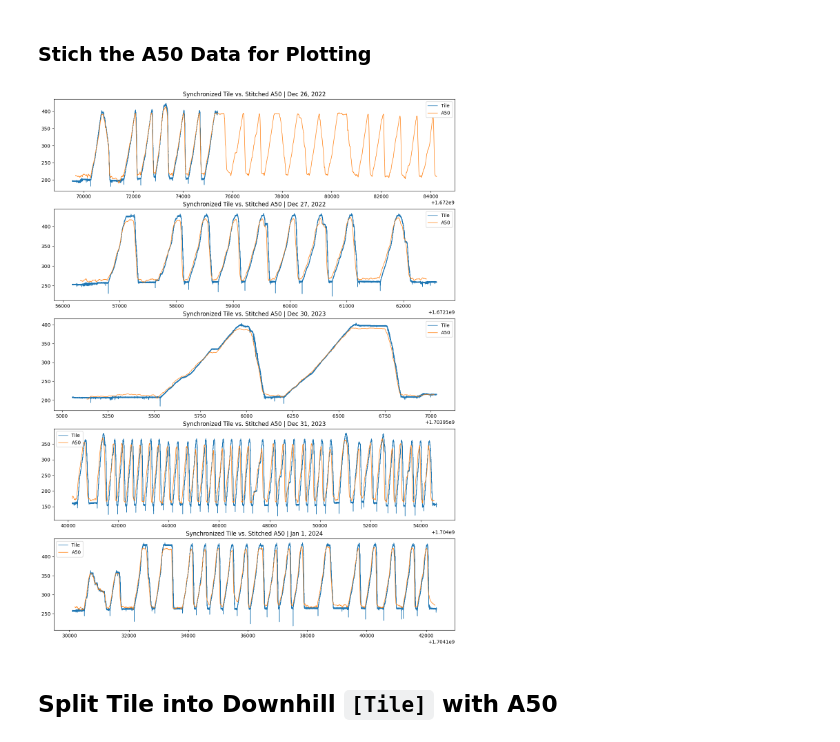
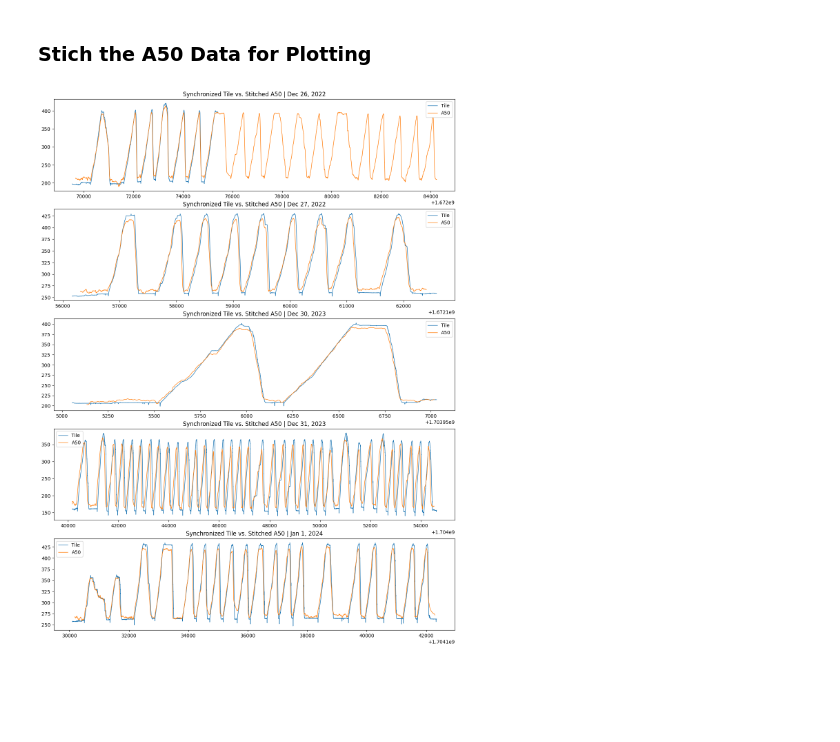
Before and after one commit to Nagillimi/Skiing-Logging, a Jupyter notebook: PROCESSING/importing_all_data.ipynb, the cells around one changed output. Saved outputs shown, nothing was run; the diff lists cells and outputs as text; code cells hidden in the pictures; blank space fills up the shorter version.

```diff
--- a/PROCESSING/importing_all_data.ipynb
+++ b/PROCESSING/importing_all_data.ipynb
@@ -5,18 +5,18 @@
 # %%
 from decode import decode_A50, decode_A50_downhill, decode_F6P, decode_tile
 import matplotlib.pyplot as plt
-from sync import syncTile, splitTileIntoDownhillTracks
+from sync import syncTile, splitTileIntoDownhillTileTracks
 from load import load_2022_12_24, load_2022_12_26, load_2022_12_27, load_2023_12_30, load_2023_12_31, load_2024_01_01
 from tile import Tile
 from track import Track
 from stitch import stitch
 
 # No tile data was captured!
-# a50_2022_12_24, a50_all_2022_12_24, f6p_2022_12_24, tile_2022_12_24 = load_2022_12_24()
-a50_2022_12_26, a50_all_2022_12_26, f6p_2022_12_26, tile_2022_12_26 = load_2022_12_26()
-a50_2022_12_27, a50_all_2022_12_27, f6p_2022_12_27, tile_2022_12_27 = load_2022_12_27()
-a50_2023_12_30, a50_all_2023_12_30, f6p_2023_12_30, tile_2023_12_30 = load_2023_12_30()
-a50_2023_12_31, a50_all_2023_12_31, f6p_2023_12_31, tile_2023_12_31 = load_2023_12_31()
-a50_2024_01_01, a50_all_2024_01_01, f6p_2024_01_01, tile_2024_01_01 = load_2024_01_01()
+# a50_2022_12_24, a50_all_2022_12_24, f6p_2022_12_24, tile_2022_12_24 = load_2022_12_24(split_tile=False)
+a50_2022_12_26, a50_all_2022_12_26, f6p_2022_12_26, tile_2022_12_26 = load_2022_12_26(print_out=False, split_tile=False)
+a50_2022_12_27, a50_all_2022_12_27, f6p_2022_12_27, tile_2022_12_27 = load_2022_12_27(print_out=False, split_tile=False)
+a50_2023_12_30, a50_all_2023_12_30, f6p_2023_12_30, tile_2023_12_30 = load_2023_12_30(print_out=False, split_tile=False)
+a50_2023_12_31, a50_all_2023_12_31, f6p_2023_12_31, tile_2023_12_31 = load_2023_12_31(print_out=False, split_tile=False)
+a50_2024_01_01, a50_all_2024_01_01, f6p_2024_01_01, tile_2024_01_01 = load_2024_01_01(print_out=False, split_tile=False)
 # %% [markdown]
 ## Synchronize Tile Data with A50 Ground Truth
@@ -102,37 +40,35 @@ stitched_f6p_all_2024_01_01_time, stitched_f6p_all_2024_01_01_alt = stitch(f6p_2
 # %%
 plt.rc('lines', linewidth=1)
 fig, ax = plt.subplots(5, figsize=(15, 20))
-ax[0].plot(tile_2022_12_26_sync.time, tile_2022_12_26_sync.corrected_alt, label='Tile')
+ax[0].plot(tile_2022_12_26.time, tile_2022_12_26.corrected_alt, label='Tile')
 ax[0].plot(stitched_a50_all_2022_12_26_time, stitched_a50_all_2022_12_26_alt, label='A50')
 # ax[0].plot(stitched_f6p_all_2022_12_26_time, stitched_f6p_all_2022_12_26_alt, label='F35-no alt data')
 ax[0].set_title('Synchronized Tile vs. Stitched A50 | Dec 26, 2022', wrap=True)
 ax[0].legend()
 
-ax[1].plot(tile_2022_12_27_sync.time, tile_2022_12_27_sync.corrected_alt, label='Tile')
+ax[1].plot(tile_2022_12_27.time, tile_2022_12_27.corrected_alt, label='Tile')
 ax[1].plot(stitched_a50_all_2022_12_27_time, stitched_a50_all_2022_12_27_alt, label='A50')
 # ax[1].plot(stitched_f6p_all_2022_12_27_time, stitched_f6p_all_2022_12_27_alt, label='F35-no alt data')
 ax[1].set_title('Synchronized Tile vs. Stitched A50 | Dec 27, 2022', wrap=True)
 ax[1].legend()
 
-ax[2].plot(tile_2023_12_30_sync.time, tile_2023_12_30_sync.corrected_alt, label='Tile')
+ax[2].plot(tile_2023_12_30.time, tile_2023_12_30.corrected_alt, label='Tile')
 ax[2].plot(stitched_a50_all_2023_12_30_time, stitched_a50_all_2023_12_30_alt, label='A50')
 # ax[2].plot(stitched_f6p_all_2023_12_30_time, stitched_f6p_all_2023_12_30_alt, label='F6P')
 ax[2].set_title('Synchronized Tile vs. Stitched A50 | Dec 30, 2023', wrap=True)
 ax[2].legend()
 
-ax[3].plot(tile_2023_12_31_sync.time, tile_2023_12_31_sync.corrected_alt, label='Tile')
+ax[3].plot(tile_2023_12_31.time, tile_2023_12_31.corrected_alt, label='Tile')
 ax[3].plot(stitched_a50_all_2023_12_31_time, stitched_a50_all_2023_12_31_alt, label='A50')
 # ax[3].plot(stitched_f6p_all_2023_12_31_time, stitched_f6p_all_2023_12_31_alt, label='F6P')
 ax[3].set_title('Synchronized Tile vs. Stitched A50 | Dec 31, 2023', wrap=True)
 ax[3].legend()
 
-ax[4].plot(tile_2024_01_01_sync.time, tile_2024_01_01_sync.corrected_alt, label='Tile')
+ax[4].plot(tile_2024_01_01.time, tile_2024_01_01.corrected_alt, label='Tile')
 ax[4].plot(stitched_a50_all_2024_01_01_time, stitched_a50_all_2024_01_01_alt, label='A50')
 # ax[4].plot(stitched_f6p_all_2024_01_01_time, stitched_f6p_all_2024_01_01_alt, label='F6P')
 ax[4].set_title('Synchronized Tile vs. Stitched A50 | Jan 1, 2024', wrap=True)
 ax[4].legend()
 plt.show()
 # %% [output]
-[figure, old version]
+[figure, new version]
-# %% [markdown]
-## Split Tile into Downhill `[Tile]` with A50
```
Also changed, not shown: parts of 2 cells of this notebook, 15 other files.
